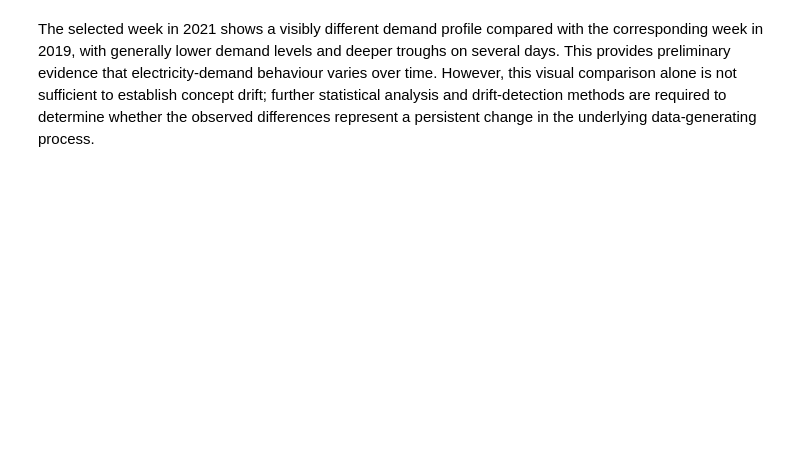
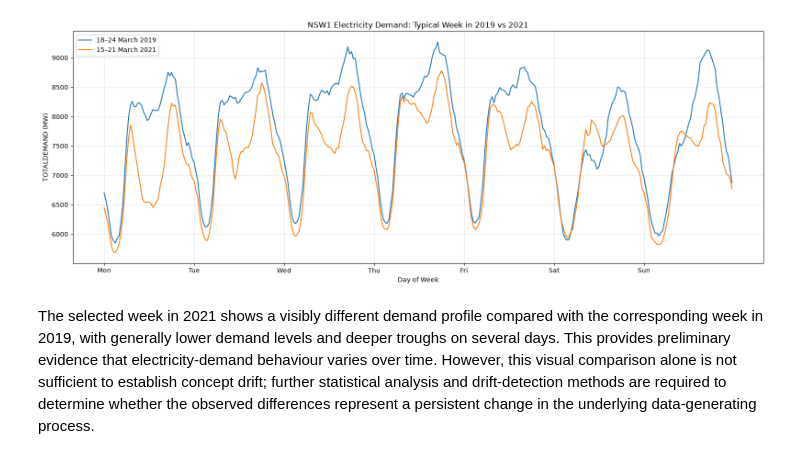
Before and after one commit to ziqi2026/Detecting-and-Adapting-to-Concept-Drift-in-Time-Series-Forecasting, a Jupyter notebook: 01_AEMO_Data_Preparation.ipynb, the cells around one changed output. Saved outputs shown, nothing was run; the diff lists cells and outputs as text; code cells hidden in the pictures; blank space fills up the shorter version.

```diff
--- a/01_AEMO_Data_Preparation.ipynb
+++ b/01_AEMO_Data_Preparation.ipynb
@@ -504,2 +738,44 @@ plt.show()
+# %%
+# Compare a typical week in 2019 with the same week in 2021 for NSW1
+plt.figure(figsize=(16, 6))
+
+x = range(len(week_2019_nsw1))
+
+plt.plot(
+    x,
+    week_2019_nsw1["TOTALDEMAND"].values,
+    label="18–24 March 2019",
+    linewidth=1.5
+)
+
+plt.plot(
+    x,
+    week_2021_nsw1["TOTALDEMAND"].values,
+    label="15–21 March 2021",
+    linewidth=1.5
+)
+
+day_positions = [i * 48 for i in range(7)]
+
+day_labels = [
+    "Mon", "Tue", "Wed",
+    "Thu", "Fri", "Sat", "Sun"
+]
+
+plt.xticks(day_positions, day_labels)
+
+plt.title(
+    "NSW1 Electricity Demand: Typical Week in 2019 vs 2021"
+)
+
+plt.xlabel("Day of Week")
+plt.ylabel("TOTALDEMAND (MW)")
+plt.legend()
+plt.grid(alpha=0.3)
+
+plt.tight_layout()
+plt.show()
+# %% [output]
+[figure, added]
 # %% [markdown]
 The selected week in 2021 shows a visibly different demand profile compared with the corresponding week in 2019, with generally lower demand levels and deeper troughs on several days. This provides preliminary evidence that electricity-demand behaviour varies over time. However, this visual comparison alone is not sufficient to establish concept drift; further statistical analysis and drift-detection methods are required to determine whether the observed differences represent a persistent change in the underlying data-generating process.
```
Also changed, not shown: parts of 51 cells of this notebook.
